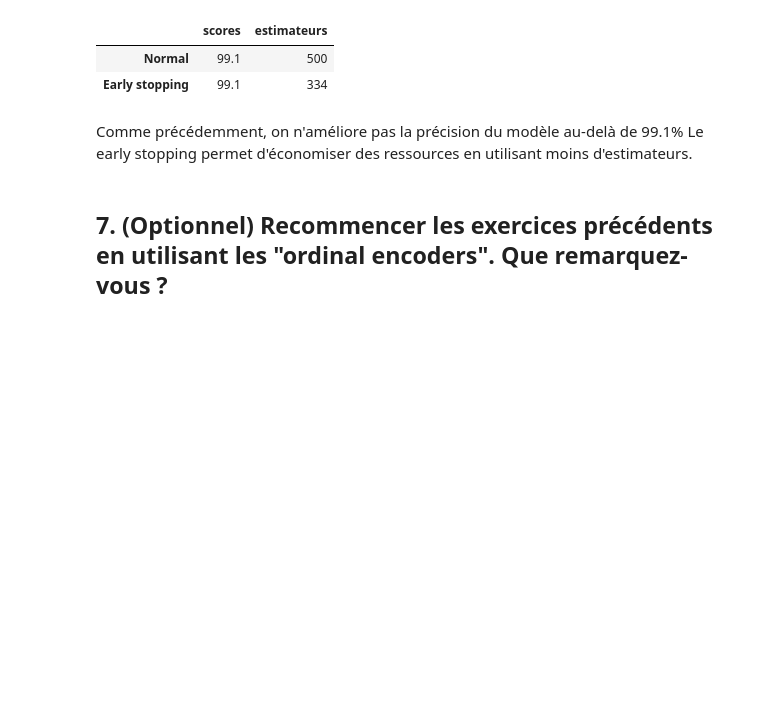
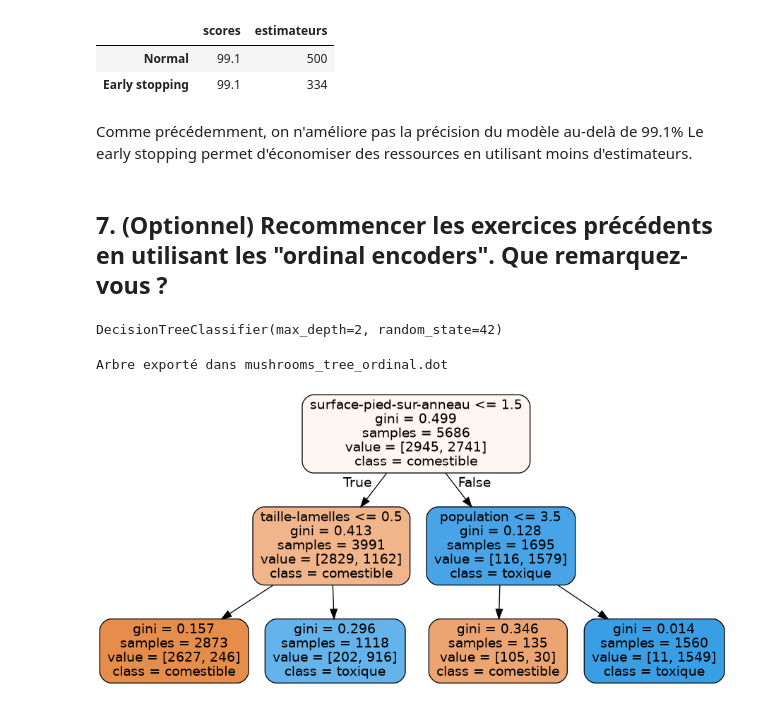
Before and after one commit to Laurent-Pa/DataScience-MachineLearning, a Jupyter notebook: TP/TP1_classification_champignons.ipynb, the cells around one changed output. Cells and saved outputs as stored; diff of their text form; code cells hidden in the pictures; blank space fills up the shorter version.

Commit message:
feat: comparision of forrest model with ordinal encoders

```diff
--- a/TP/TP1_classification_champignons.ipynb
+++ b/TP/TP1_classification_champignons.ipynb
@@ -642,3 +646,63 @@ Comme précédemment, on n'améliore pas la précision du modèle au-delà de 99
 Le early stopping permet d'économiser des ressources en utilisant moins d'estimateurs.
 # %% [markdown]
 ## 7. (Optionnel) Recommencer les exercices précédents en utilisant les "ordinal encoders". Que remarquez-vous ?
+# %%
+# Utilisation de Ordinal Encoder
+ordinal_encoder = preprocessing.OrdinalEncoder()
+ordinal_encoder.fit(df_mushrooms)
+mushrooms_ordinal = ordinal_encoder.transform(df_mushrooms)
+
+# Dataframe de base (mushrooms)
+df_mushrooms_ordinal = pd.DataFrame(
+    mushrooms_ordinal,
+    columns=df_mushrooms.columns
+)
+
+# Mélange des données
+df_mushrooms_ordinal_shuffled = df_mushrooms_ordinal.sample(frac=1, random_state=42).reset_index(drop=True)
+
+# Extrait des labels/features
+labels_ordinal = df_mushrooms_ordinal_shuffled['toxicite']
+features_ordinal = df_mushrooms_ordinal_shuffled.drop(['toxicite'], axis=1)
+
+#
+features_train_ord, features_dev_ord, labels_train_ord, labels_dev_ord = train_test_split(
+    features_ordinal,
+    labels_ordinal,
+    test_size=0.30,
+    random_state=42,
+    stratify=labels_ordinal
+)
+
+# 1.4 Creer 4 jeux de données : train features et labels (70%) et dev features et labels (30%).
+features_train_ord, features_dev_ord, labels_train_ord, labels_dev_ord = train_test_split(
+    features_ordinal,
+    labels_ordinal,
+    test_size=0.30,
+    random_state=42,
+    stratify=labels_ordinal
+)
+
+# 2.1 Entrainer un arbre de décision sur les données d'apprentissage. Afficher l'arbre obtenu en utilisant plot_tree.
+tree_clf_ord = tree.DecisionTreeClassifier(max_depth=2, random_state=42)
+tree_clf_ord.fit(features_train_ord, labels_train_ord)
+# %% [output]
+DecisionTreeClassifier(max_depth=2, random_state=42)
+# %%
+export_graphviz(
+    tree_clf_ord,
+    out_file="mushrooms_tree_ordinal.dot",
+    feature_names=features_train_ord.columns,
+    class_names=['comestible', 'toxique'],
+    rounded=True,
+    filled=True
+)
+
+print("Arbre exporté dans mushrooms_tree_ordinal.dot")
+
+#appel à la fonction dot de graphwiz et affichage de l'image
+os.system("dot -Tpng mushrooms_tree_ordinal.dot -o mushrooms_tree_ordinal.png")
+Image("mushrooms_tree_ordinal.png")
+# %% [output]
+Arbre exporté dans mushrooms_tree_ordinal.dot
+[figure, added]
```
Also changed, not shown: parts of 7 cells of this notebook.
